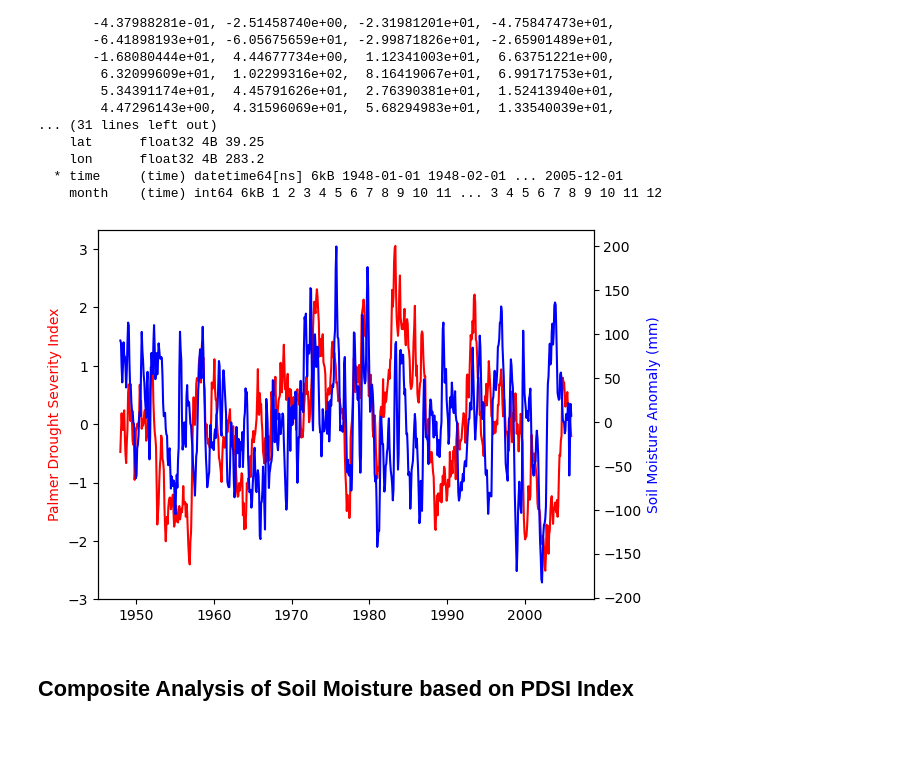
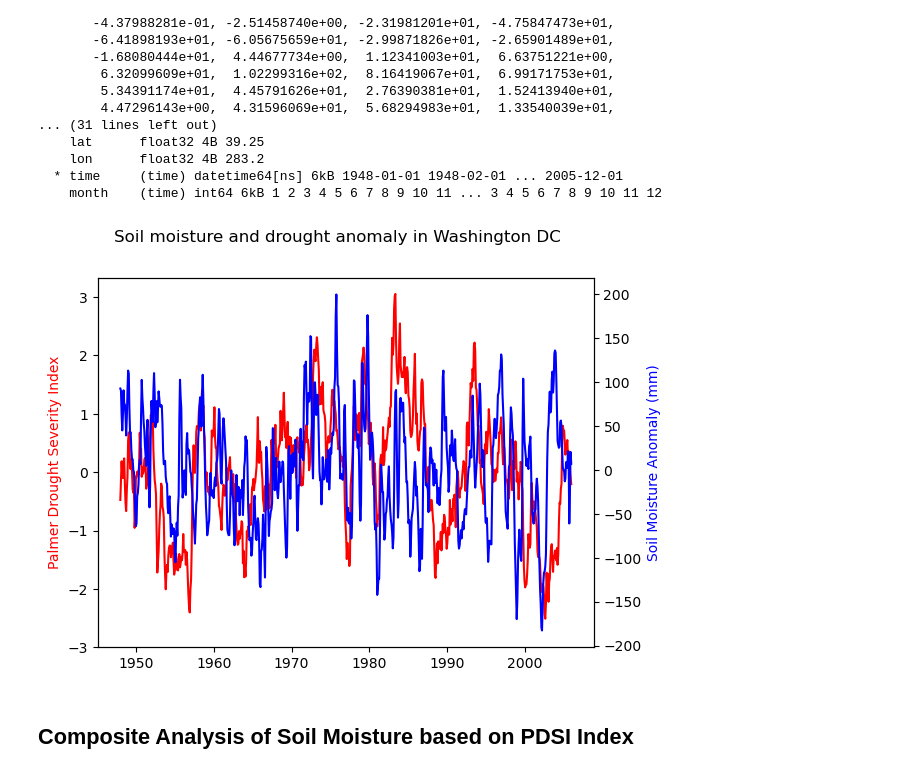
Before and after one commit to wapratt/Project, a Jupyter notebook: clim680_project.ipynb, the cells around one changed output. Cells and saved outputs as stored; diff of their text form; code cells hidden in the pictures; blank space fills up the shorter version.

```diff
--- a/clim680_project.ipynb
+++ b/clim680_project.ipynb
@@ -221,21 +224,23 @@ array([ 9.24652405e+01,  8.98037109e+01,  6.30955200e+01,  4.48217773e+01,
 # %%
 #Plot soil moisture & PDSI across time in DC
 fig, ax1 = plt.subplots()
 
 ax2 = ax1.twinx()
 ax1.plot(ds_drought_anom_index['time'], ds_drought_anom_index['pdsi'], color = 'r')
 ax2.plot(dc_soil['time'], dc_soil, color = 'b')
 
 
 ax1.set_yticks(range(-3,4,1))
 ax2.set_yticks(range(-200,201,50))
 
 ax1.set_ylabel('Palmer Drought Severity Index', color='r')
 ax2.set_ylabel('Soil Moisture Anomaly (mm)', color='b')
 
+plt.suptitle('Soil moisture and drought anomaly in Washington DC')
+
 plt.savefig('dc_drought_soil')
 # %% [output]
-[figure, old version]
+[figure, new version]
 # %% [markdown]
 ## Composite Analysis of Soil Moisture based on PDSI Index
 # %%
```
Also changed, not shown: parts of 2 cells of this notebook, 3 other files.
